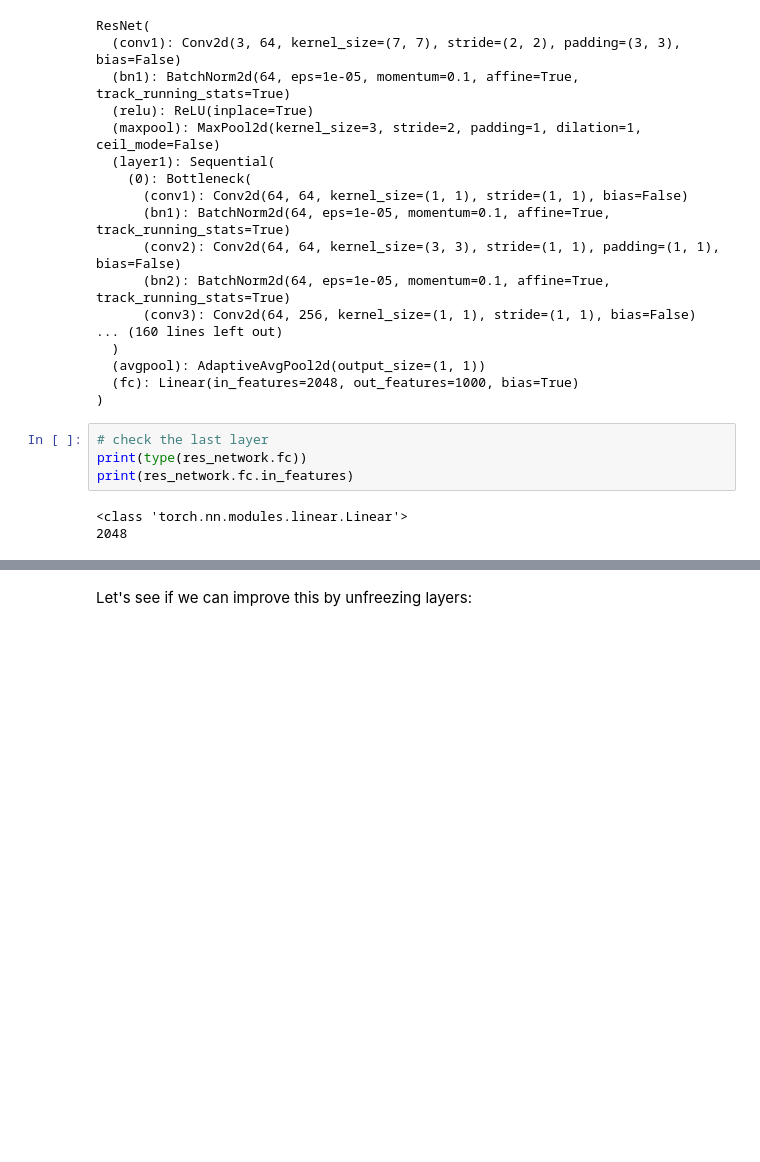
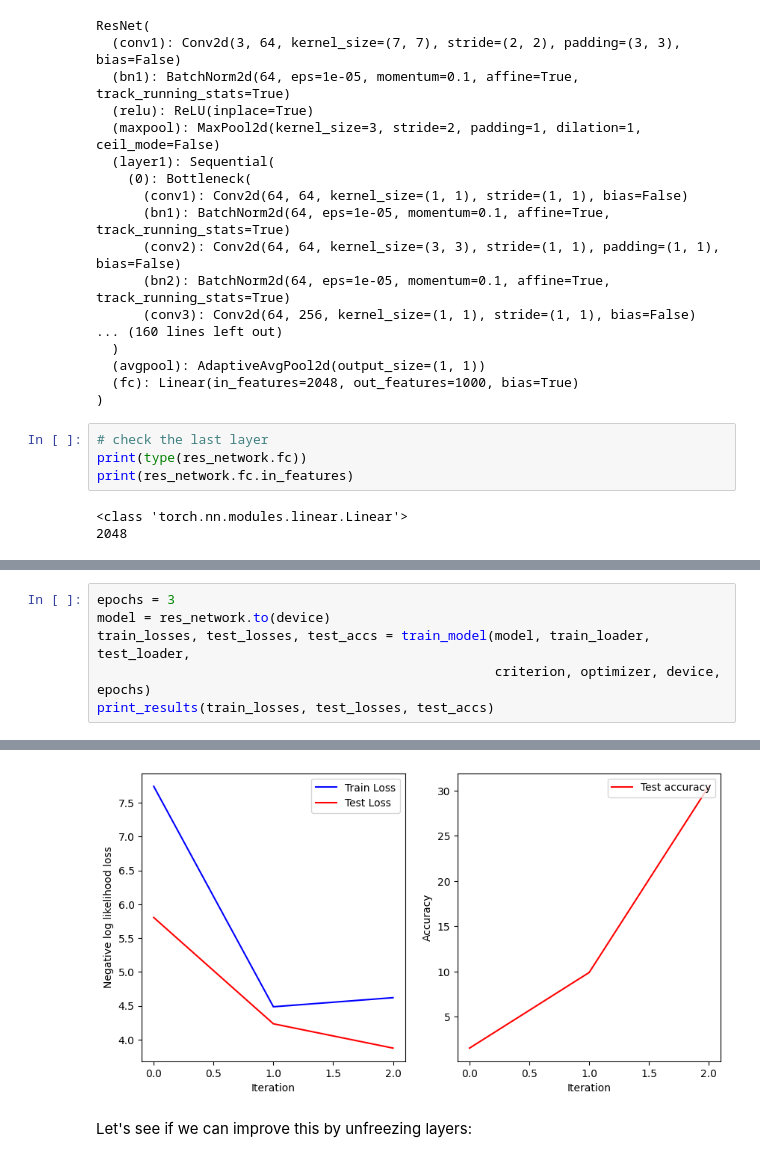
Before and after one commit to AvansICT/Master-RAII-CV, a Jupyter notebook: 03-train-models.ipynb, the cells around one changed output, grey strips where cells are left out. Saved outputs shown, nothing was run; the diff lists cells and outputs as text; blank space fills up the shorter version.

```diff
--- a/03-train-models.ipynb
+++ b/03-train-models.ipynb
@@ -396,0 +380,7 @@ Text(0, 0.5, 'Accuracy')
+# %%
+epochs = 3
+model = res_network.to(device)
+train_losses, test_losses, test_accs = train_model(model, train_loader, test_loader,
+                                                   criterion, optimizer, device, epochs)
+print_results(train_losses, test_losses, test_accs)
+# %% [output]
@@ -397,3 +398,4 @@ Text(0, 0.5, 'Accuracy')
+[figure, added]
 # %% [markdown]
 Let's see if we can improve this by unfreezing layers:
 # %%
```
Also changed, not shown: parts of 22 cells of this notebook, 2 other files.
